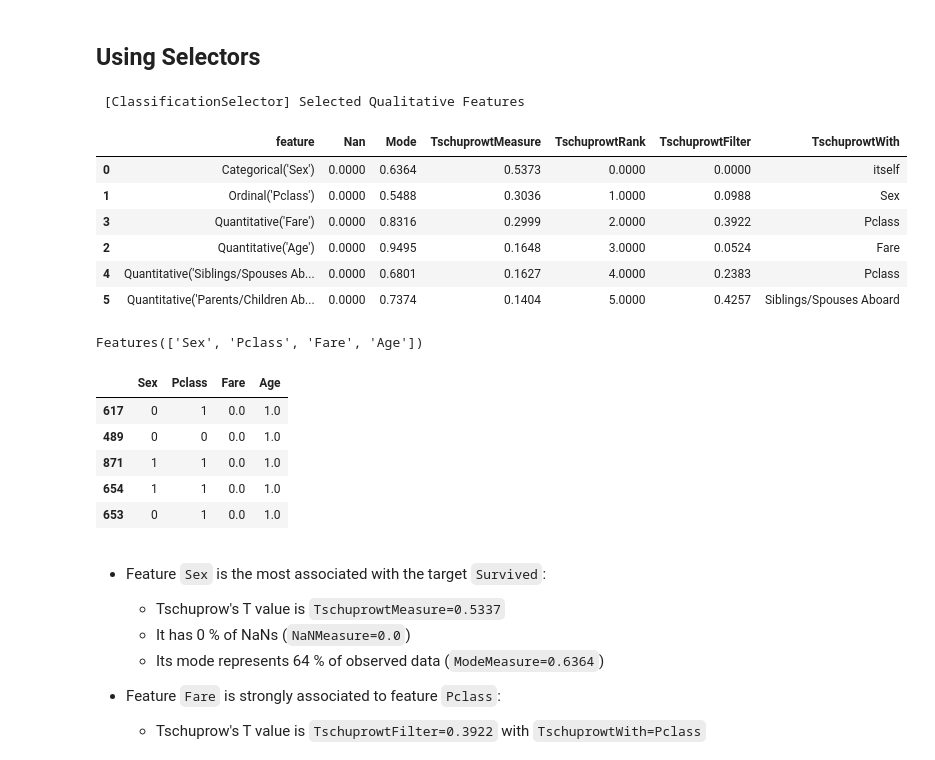
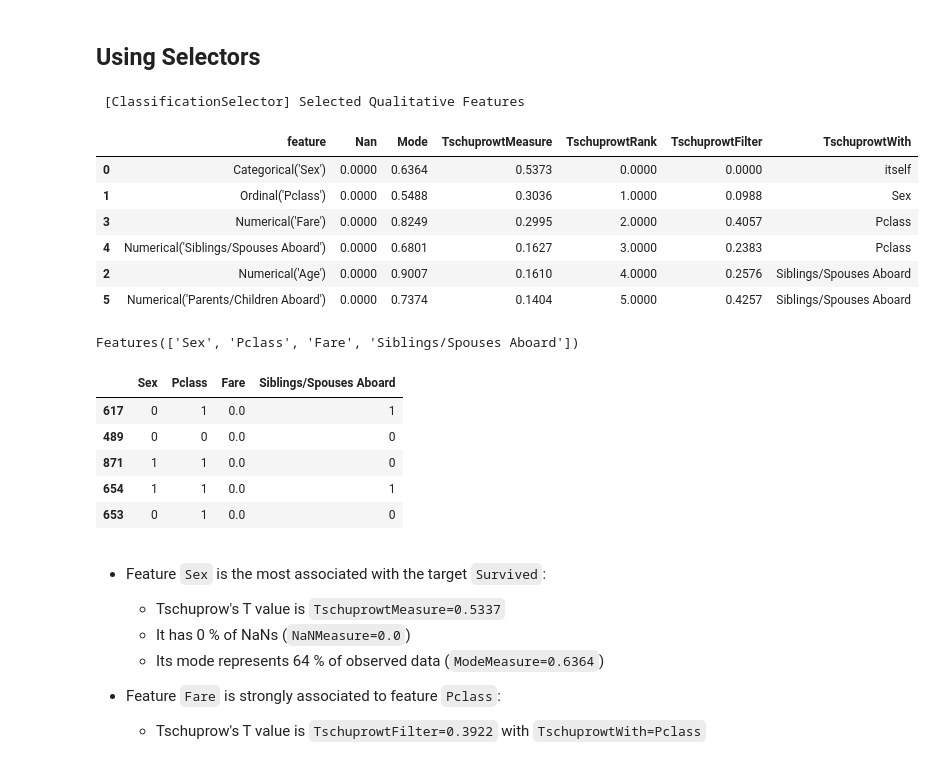
Before and after one commit to mdefrance/AutoCarver, a Jupyter notebook: docs/source/examples/Carvers/BinaryClassification/binary_classification_example.ipynb, the cells around one changed output. Saved outputs shown, nothing was run; the diff lists cells and outputs as text; code cells hidden in the pictures.

Commit message:
hoftix ordinal encoding + moved to numericals + moved to ProcessingConfig

```diff
--- a/docs/source/examples/Carvers/BinaryClassification/binary_classification_example.ipynb
+++ b/docs/source/examples/Carvers/BinaryClassification/binary_classification_example.ipynb
@@ -126,7 +126,7 @@ from AutoCarver import Features
 # initiating Features to carve
 features = Features(
     categoricals=["Sex"],
-    quantitatives=["Age", "Fare", "Siblings/Spouses Aboard", "Parents/Children Aboard"],
+    numericals=["Age", "Fare", "Siblings/Spouses Aboard", "Parents/Children Aboard"],
     ordinals={"Pclass": ["1", "2", "3"]},  # user-specified ordering for ordinal features
 )
 features["Pclass"], features["Sex"], features["Age"]
@@ -145,7 +145,7 @@ The attribute ``min_freq`` allows one to choose the minimum frequency per basic
 
 - For qualitative features, to define the threshold under which a modality is grouped to either a default value or its closest modality.
 # %%
-min_freq = 0.05
+min_freq = 0.025
 # %% [markdown]
 **Tip:** should be set between ``0.01`` (slower, preciser, less robust) and ``0.2`` (faster, more robust)
 # %% [markdown]
@@ -188,14 +188,14 @@ dropna = False  # anyway, there are no nan in this dataset
     7. The carved distribution is printed out on provided ``train_set`` and ``dev_set``. It's the output of the carving step
 # %%
 from AutoCarver import BinaryCarver
-from AutoCarver.discretizers.utils.base_discretizer import DiscretizerConfig
+from AutoCarver.discretizers.utils.base_discretizer import ProcessingConfig
 
 # intiating AutoCarver
 auto_carver = BinaryCarver(
     features=features,
     min_freq=min_freq,
     max_n_mod=max_n_mod,
-    config=DiscretizerConfig(dropna=dropna, verbose=True, copy=True, ordinal_encoding=True),
+    config=ProcessingConfig(dropna=dropna, verbose=True, copy=True, ordinal_encoding=True),
 )
 
 # fitting on training sample, a dev sample can be specified to evaluate carving robustness
@@ -340,35 +331,35 @@ n_best_per_type = 4  # here the number of features is low, ClassificationSelecto
 ## Using Selectors
 # %%
 from AutoCarver import ClassificationSelector
-from AutoCarver.discretizers.utils.base_discretizer import DiscretizerConfig
+from AutoCarver.discretizers.utils.base_discretizer import ProcessingConfig
 
 # select the most target associated qualitative features
 feature_selector = ClassificationSelector(
     features=features,
     n_best_per_type=n_best_per_type,
-    config=DiscretizerConfig(verbose=True),  # displays statistics
+    config=ProcessingConfig(verbose=True),  # displays statistics
 )
-best_features = feature_selector.select(train_set_processed, train_set_processed[target])
+best_features = feature_selector.fit(train_set_processed, train_set_processed[target]).selected_features
 best_features
 # %% [output]
  [ClassificationSelector] Selected Qualitative Features
 |  | feature | Nan | Mode | TschuprowtMeasure | TschuprowtRank | TschuprowtFilter | TschuprowtWith |
 | 0 | Categorical('Sex') | 0.0000 | 0.6364 | 0.5373 | 0.0000 | 0.0000 | itself |
 | 1 | Ordinal('Pclass') | 0.0000 | 0.5488 | 0.3036 | 1.0000 | 0.0988 | Sex |
-| 3 | Quantitative('Fare') | 0.0000 | 0.8316 | 0.2999 | 2.0000 | 0.3922 | Pclass |
-| 2 | Quantitative('Age') | 0.0000 | 0.9495 | 0.1648 | 3.0000 | 0.0524 | Fare |
-| 4 | Quantitative('Siblings/Spouses Ab... | 0.0000 | 0.6801 | 0.1627 | 4.0000 | 0.2383 | Pclass |
-| 5 | Quantitative('Parents/Children Ab... | 0.0000 | 0.7374 | 0.1404 | 5.0000 | 0.4257 | Siblings/Spouses Aboard |
+| 3 | Numerical('Fare') | 0.0000 | 0.8249 | 0.2995 | 2.0000 | 0.4057 | Pclass |
+| 4 | Numerical('Siblings/Spouses Aboard') | 0.0000 | 0.6801 | 0.1627 | 3.0000 | 0.2383 | Pclass |
+| 2 | Numerical('Age') | 0.0000 | 0.9007 | 0.1610 | 4.0000 | 0.2576 | Siblings/Spouses Aboard |
+| 5 | Numerical('Parents/Children Aboard') | 0.0000 | 0.7374 | 0.1404 | 5.0000 | 0.4257 | Siblings/Spouses Aboard |
-Features(['Sex', 'Pclass', 'Fare', 'Age'])
+Features(['Sex', 'Pclass', 'Fare', 'Siblings/Spouses Aboard'])
 # %%
 train_set_processed[best_features].head()
 # %% [output]
-|  | Sex | Pclass | Fare | Age |
-| 617 | 0 | 1 | 0.0 | 1.0 |
-| 489 | 0 | 0 | 0.0 | 1.0 |
-| 871 | 1 | 1 | 0.0 | 1.0 |
-| 654 | 1 | 1 | 0.0 | 1.0 |
-| 653 | 0 | 1 | 0.0 | 1.0 |
+|  | Sex | Pclass | Fare | Siblings/Spouses Aboard |
+| 617 | 0 | 1 | 0.0 | 1 |
+| 489 | 0 | 0 | 0.0 | 0 |
+| 871 | 1 | 1 | 0.0 | 0 |
+| 654 | 1 | 1 | 0.0 | 1 |
+| 653 | 0 | 1 | 0.0 | 0 |
 # %% [markdown]
 * Feature ``Sex`` is the most associated with the target ``Survived``:
     - Tschuprow's T value is ``TschuprowtMeasure=0.5337``
```
Also changed, not shown: parts of 7 cells of this notebook, 51 other files.
